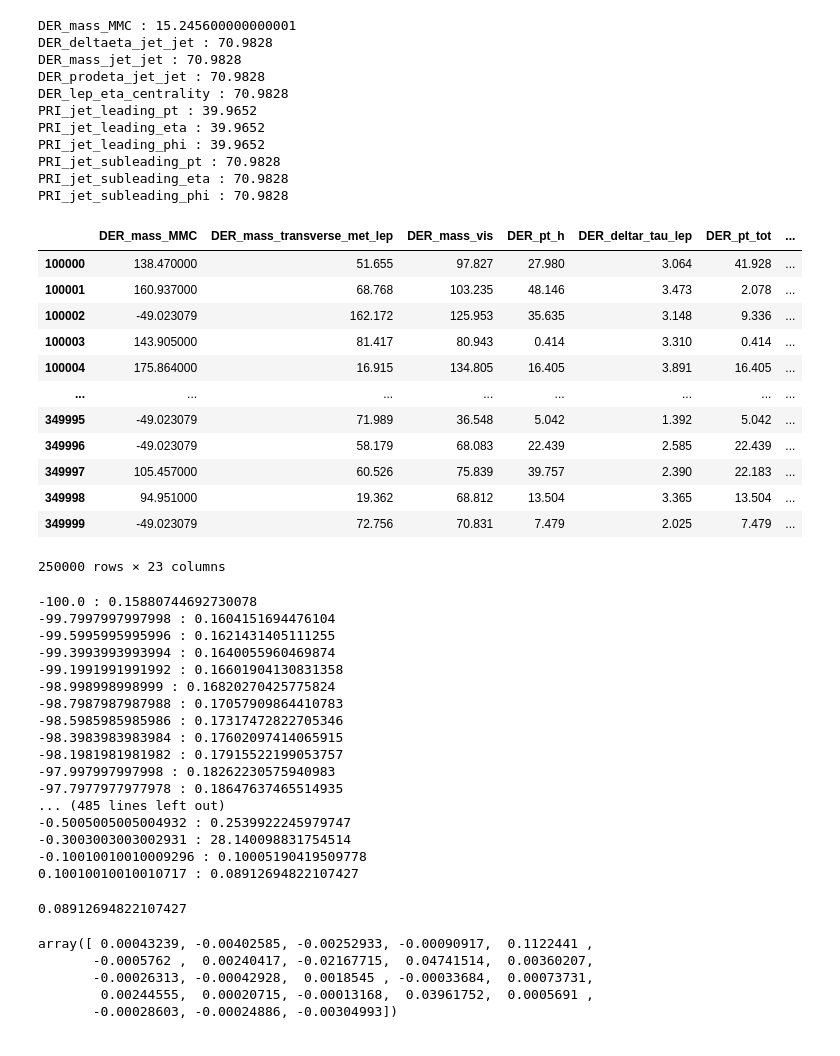
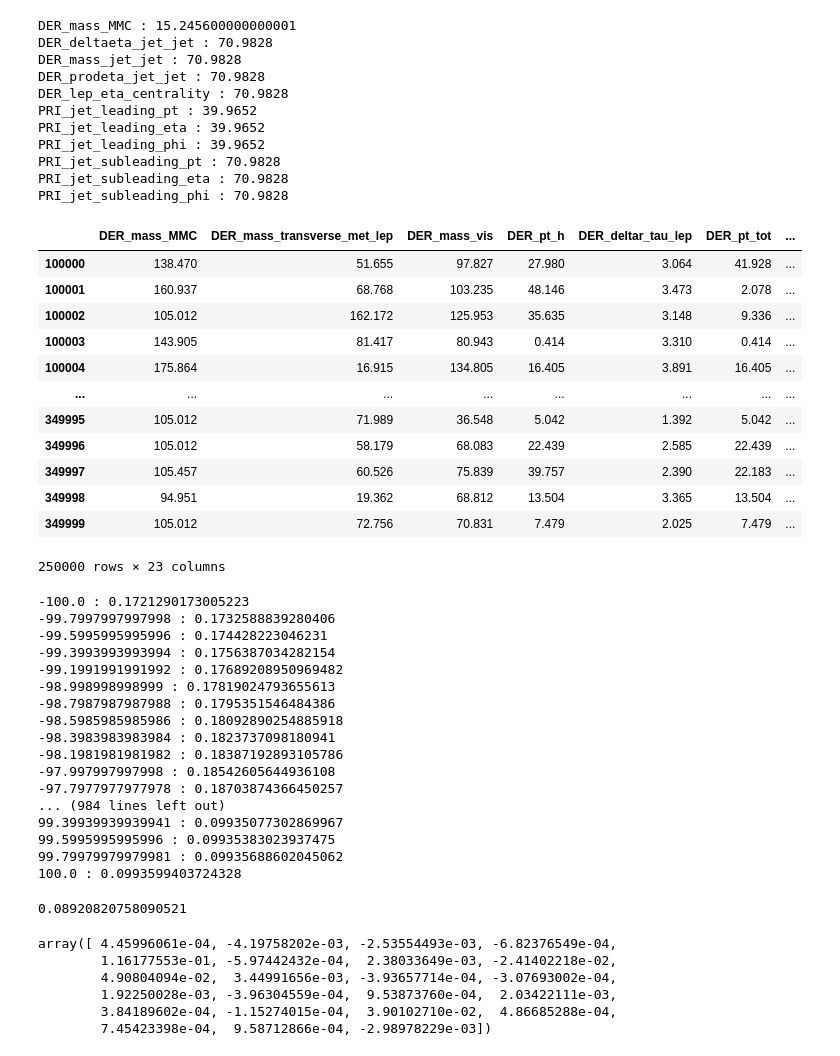
Before and after one commit to patrick-bedkowski/ML-Higgs-EPFL, a Jupyter notebook: src/initial.ipynb, the cells around one changed output. Saved outputs shown, nothing was run; the diff lists cells and outputs as text; code cells hidden in the pictures.

```diff
--- a/src/initial.ipynb
+++ b/src/initial.ipynb
@@ -70,21 +70,21 @@ PRI_jet_subleading_eta : 70.9828
 PRI_jet_subleading_phi : 70.9828
 # %%
 df_no_nan = df_NaN.drop(['DER_deltaeta_jet_jet', 'DER_mass_jet_jet', 'DER_prodeta_jet_jet', 'DER_lep_eta_centrality', 'PRI_jet_subleading_pt', 'PRI_jet_subleading_eta', 'PRI_jet_subleading_phi'], axis=1)
-df_no_nan.fillna(df.mean(), inplace=True)
+df_no_nan.fillna(df.median(), inplace=True)
 df_no_nan
 # %% [output]
 |  | DER_mass_MMC | DER_mass_transverse_met_lep | DER_mass_vis | DER_pt_h | DER_deltar_tau_lep | DER_pt_tot | ... |
-| 100000 | 138.470000 | 51.655 | 97.827 | 27.980 | 3.064 | 41.928 | ... |
-| 100001 | 160.937000 | 68.768 | 103.235 | 48.146 | 3.473 | 2.078 | ... |
-| 100002 | -49.023079 | 162.172 | 125.953 | 35.635 | 3.148 | 9.336 | ... |
-| 100003 | 143.905000 | 81.417 | 80.943 | 0.414 | 3.310 | 0.414 | ... |
-| 100004 | 175.864000 | 16.915 | 134.805 | 16.405 | 3.891 | 16.405 | ... |
+| 100000 | 138.470 | 51.655 | 97.827 | 27.980 | 3.064 | 41.928 | ... |
+| 100001 | 160.937 | 68.768 | 103.235 | 48.146 | 3.473 | 2.078 | ... |
+| 100002 | 105.012 | 162.172 | 125.953 | 35.635 | 3.148 | 9.336 | ... |
+| 100003 | 143.905 | 81.417 | 80.943 | 0.414 | 3.310 | 0.414 | ... |
+| 100004 | 175.864 | 16.915 | 134.805 | 16.405 | 3.891 | 16.405 | ... |
 | ... | ... | ... | ... | ... | ... | ... | ... |
-| 349995 | -49.023079 | 71.989 | 36.548 | 5.042 | 1.392 | 5.042 | ... |
-| 349996 | -49.023079 | 58.179 | 68.083 | 22.439 | 2.585 | 22.439 | ... |
-| 349997 | 105.457000 | 60.526 | 75.839 | 39.757 | 2.390 | 22.183 | ... |
-| 349998 | 94.951000 | 19.362 | 68.812 | 13.504 | 3.365 | 13.504 | ... |
-| 349999 | -49.023079 | 72.756 | 70.831 | 7.479 | 2.025 | 7.479 | ... |
+| 349995 | 105.012 | 71.989 | 36.548 | 5.042 | 1.392 | 5.042 | ... |
+| 349996 | 105.012 | 58.179 | 68.083 | 22.439 | 2.585 | 22.439 | ... |
+| 349997 | 105.457 | 60.526 | 75.839 | 39.757 | 2.390 | 22.183 | ... |
+| 349998 | 94.951 | 19.362 | 68.812 | 13.504 | 3.365 | 13.504 | ... |
+| 349999 | 105.012 | 72.756 | 70.831 | 7.479 | 2.025 | 7.479 | ... |
 250000 rows × 23 columns
 # %%
 def ridge_regression(y, tx, lambda_):
@@ -115,38 +115,39 @@ for lambda_ in lambdas:
     if mse_tr == 0.08912694822107427:
         break
 # %% [output]
--100.0 : 0.15880744692730078
--99.7997997997998 : 0.1604151694476104
--99.5995995995996 : 0.1621431405111255
--99.3993993993994 : 0.1640055960469874
--99.1991991991992 : 0.16601904130831358
--98.998998998999 : 0.16820270425775824
--98.7987987987988 : 0.17057909864410783
--98.5985985985986 : 0.17317472822705346
--98.3983983983984 : 0.17602097414065915
--98.1981981981982 : 0.17915522199053757
--97.997997997998 : 0.18262230575940983
--97.7977977977978 : 0.18647637465514935
-... (485 lines left out)
--0.5005005005004932 : 0.2539922245979747
--0.3003003003002931 : 28.140098831754514
--0.10010010010009296 : 0.10005190419509778
-0.10010010010010717 : 0.08912694822107427
+-100.0 : 0.1721290173005223
+-99.7997997997998 : 0.1732588839280406
+-99.5995995995996 : 0.174428223046231
+-99.3993993993994 : 0.1756387034282154
+-99.1991991991992 : 0.17689208950969482
+-98.998998998999 : 0.17819024793655613
+-98.7987987987988 : 0.1795351546484386
+-98.5985985985986 : 0.18092890254885918
+-98.3983983983984 : 0.1823737098180941
+-98.1981981981982 : 0.18387192893105786
+-97.997997997998 : 0.18542605644936108
+-97.7977977977978 : 0.18703874366450257
+... (984 lines left out)
+99.39939939939941 : 0.09935077302869967
+99.5995995995996 : 0.09935383023937475
+99.79979979979981 : 0.09935688602045062
+100.0 : 0.0993599403724328
 # %%
 np.min(Mse)
 # %% [output]
-0.08912694822107427
+0.08920820758090521
 # %%
 lambda_ = 0.10010010010010717
 
 w = ridge_regression(predictions, x, lambda_)
 w
 # %% [output]
-array([ 0.00043239, -0.00402585, -0.00252933, -0.00090917,  0.1122441 ,
-       -0.0005762 ,  0.00240417, -0.02167715,  0.04741514,  0.00360207,
-       -0.00026313, -0.00042928,  0.0018545 , -0.00033684,  0.00073731,
-        0.00244555,  0.00020715, -0.00013168,  0.03961752,  0.0005691 ,
-       -0.00028603, -0.00024886, -0.00304993])
+array([ 4.45996061e-04, -4.19758202e-03, -2.53554493e-03, -6.82376549e-04,
+        1.16177553e-01, -5.97442432e-04,  2.38033649e-03, -2.41402218e-02,
+        4.90804094e-02,  3.44991656e-03, -3.93657714e-04, -3.07693002e-04,
+        1.92250028e-03, -3.96304559e-04,  9.53873760e-04,  2.03422111e-03,
+        3.84189602e-04, -1.15274015e-04,  3.90102710e-02,  4.86685288e-04,
+        7.45423398e-04,  9.58712866e-04, -2.98978229e-03])
 # %%
 ids_t, predictions_t, data_t, features_t = get_test_higgs_data()
 # %%
```
Also changed, not shown: parts of 3 cells of this notebook, 4 other files.
